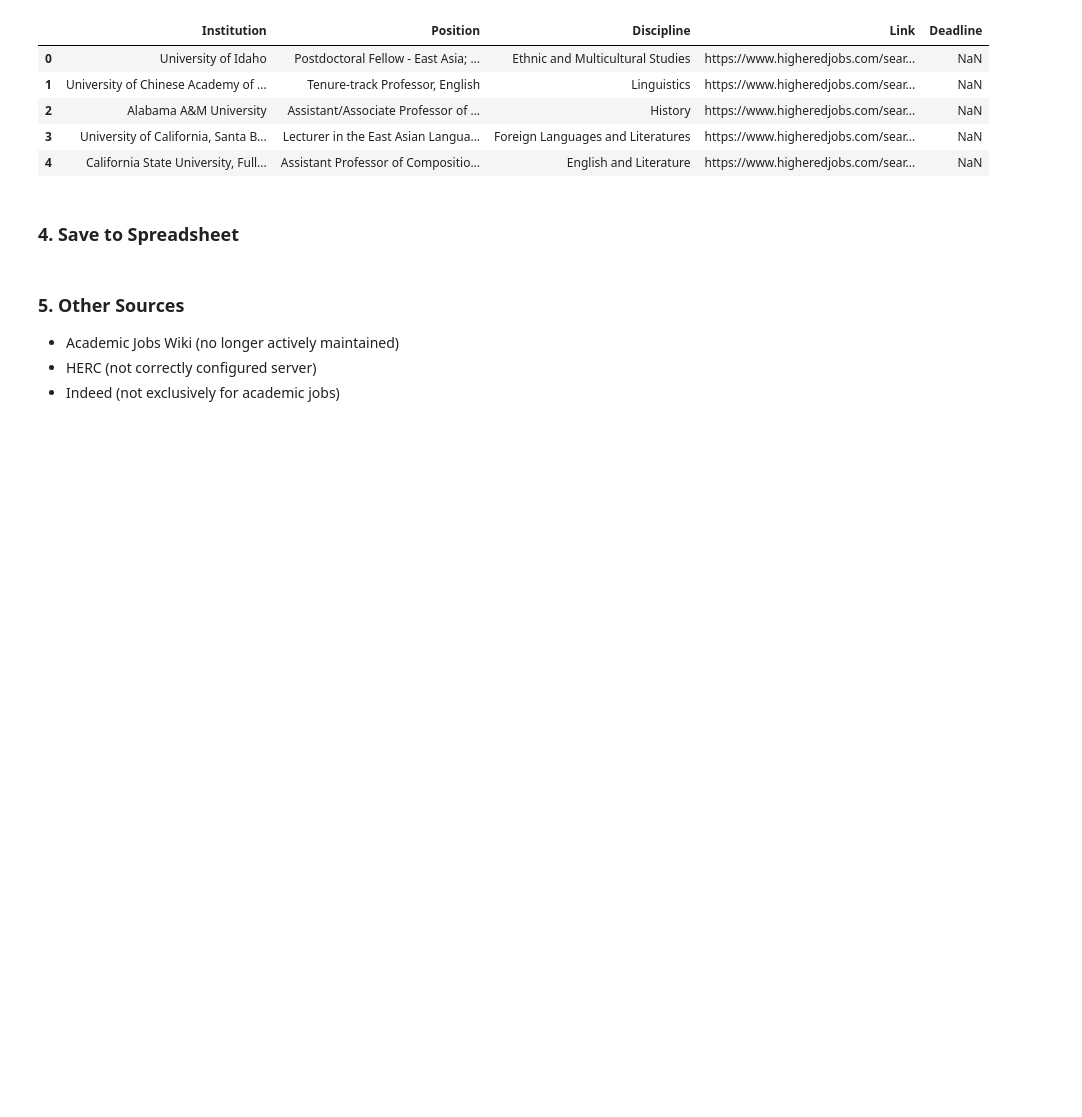
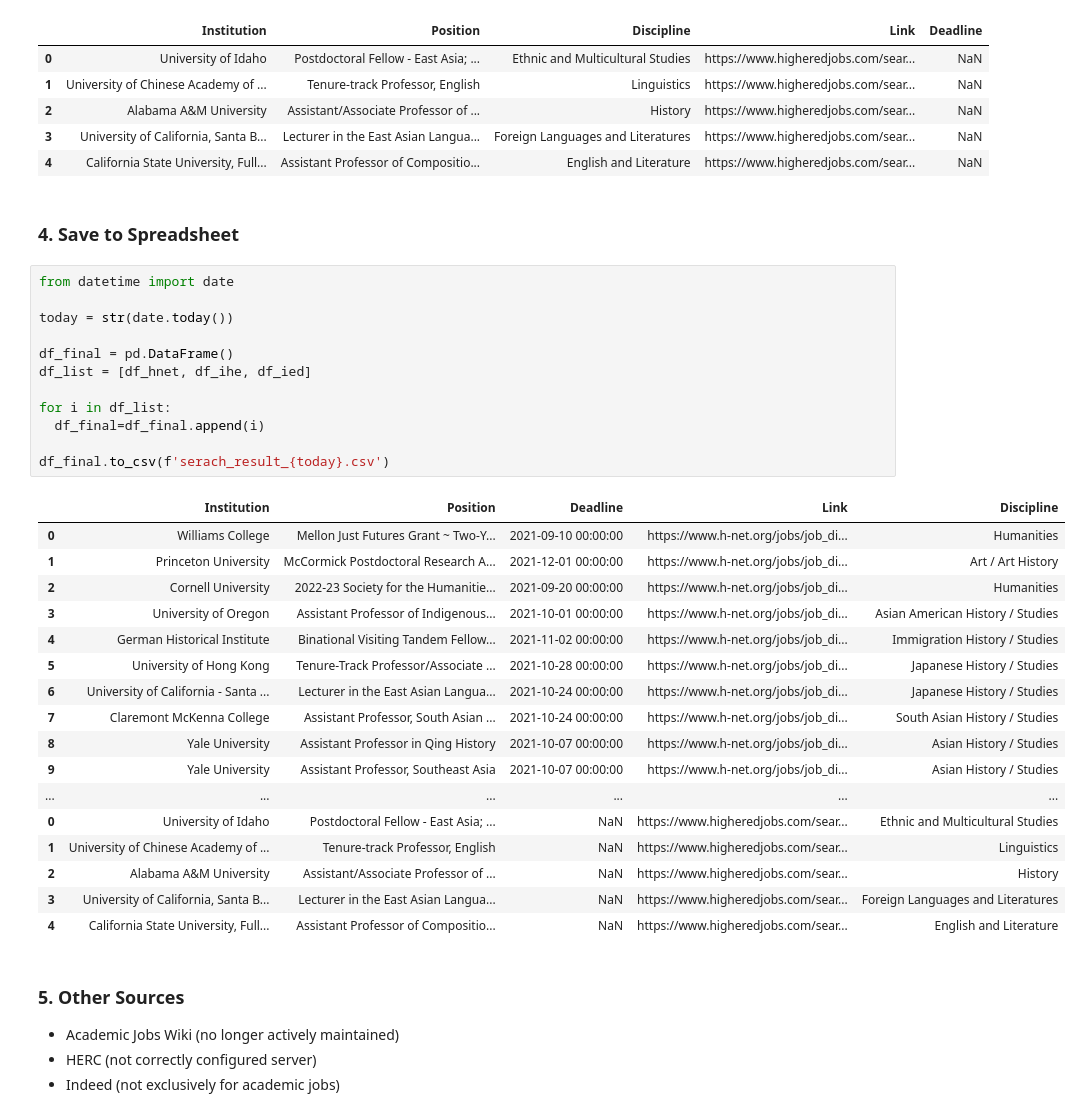
Before and after one commit to XiWang-wx/academic_jobs, a Jupyter notebook: academic_job_search.ipynb, the cells around one changed output. Cells and saved outputs as stored; diff of their text form; blank space fills up the shorter version.

```diff
--- a/academic_job_search.ipynb
+++ b/academic_job_search.ipynb
@@ -190,6 +190,36 @@ df_ied
 | 4 | California State University, Full... | Assistant Professor of Compositio... | English and Literature | https://www.higheredjobs.com/sear... | NaN |
 # %% [markdown]
 ### 4. Save to Spreadsheet
+# %%
+from datetime import date
+
+today = str(date.today())
+
+df_final = pd.DataFrame()
+df_list = [df_hnet, df_ihe, df_ied]
+
+for i in df_list:
+  df_final=df_final.append(i)
+
+df_final.to_csv(f'serach_result_{today}.csv')
+# %% [output]
+|  | Institution | Position | Deadline | Link | Discipline |
+| 0 | Williams College | Mellon Just Futures Grant ~ Two-Y... | 2021-09-10 00:00:00 | https://www.h-net.org/jobs/job_di... | Humanities |
+| 1 | Princeton University | McCormick Postdoctoral Research A... | 2021-12-01 00:00:00 | https://www.h-net.org/jobs/job_di... | Art / Art History |
+| 2 | Cornell University | 2022-23 Society for the Humanitie... | 2021-09-20 00:00:00 | https://www.h-net.org/jobs/job_di... | Humanities |
+| 3 | University of Oregon | Assistant Professor of Indigenous... | 2021-10-01 00:00:00 | https://www.h-net.org/jobs/job_di... | Asian American History / Studies |
+| 4 | German Historical Institute | Binational Visiting Tandem Fellow... | 2021-11-02 00:00:00 | https://www.h-net.org/jobs/job_di... | Immigration History / Studies |
+| 5 | University of Hong Kong | Tenure-Track Professor/Associate ... | 2021-10-28 00:00:00 | https://www.h-net.org/jobs/job_di... | Japanese History / Studies |
+| 6 | University of California - Santa ... | Lecturer in the East Asian Langua... | 2021-10-24 00:00:00 | https://www.h-net.org/jobs/job_di... | Japanese History / Studies |
+| 7 | Claremont McKenna College | Assistant Professor, South Asian ... | 2021-10-24 00:00:00 | https://www.h-net.org/jobs/job_di... | South Asian History / Studies |
+| 8 | Yale University | Assistant Professor in Qing History | 2021-10-07 00:00:00 | https://www.h-net.org/jobs/job_di... | Asian History / Studies |
+| 9 | Yale University | Assistant Professor, Southeast Asia | 2021-10-07 00:00:00 | https://www.h-net.org/jobs/job_di... | Asian History / Studies |
+| ... | ... | ... | ... | ... | ... |
+| 0 | University of Idaho | Postdoctoral Fellow - East Asia; ... | NaN | https://www.higheredjobs.com/sear... | Ethnic and Multicultural Studies |
+| 1 | University of Chinese Academy of ... | Tenure-track Professor, English | NaN | https://www.higheredjobs.com/sear... | Linguistics |
+| 2 | Alabama A&M University | Assistant/Associate Professor of ... | NaN | https://www.higheredjobs.com/sear... | History |
+| 3 | University of California, Santa B... | Lecturer in the East Asian Langua... | NaN | https://www.higheredjobs.com/sear... | Foreign Languages and Literatures |
+| 4 | California State University, Full... | Assistant Professor of Compositio... | NaN | https://www.higheredjobs.com/sear... | English and Literature |
 # %% [markdown]
 ### 5. Other Sources
 
```
